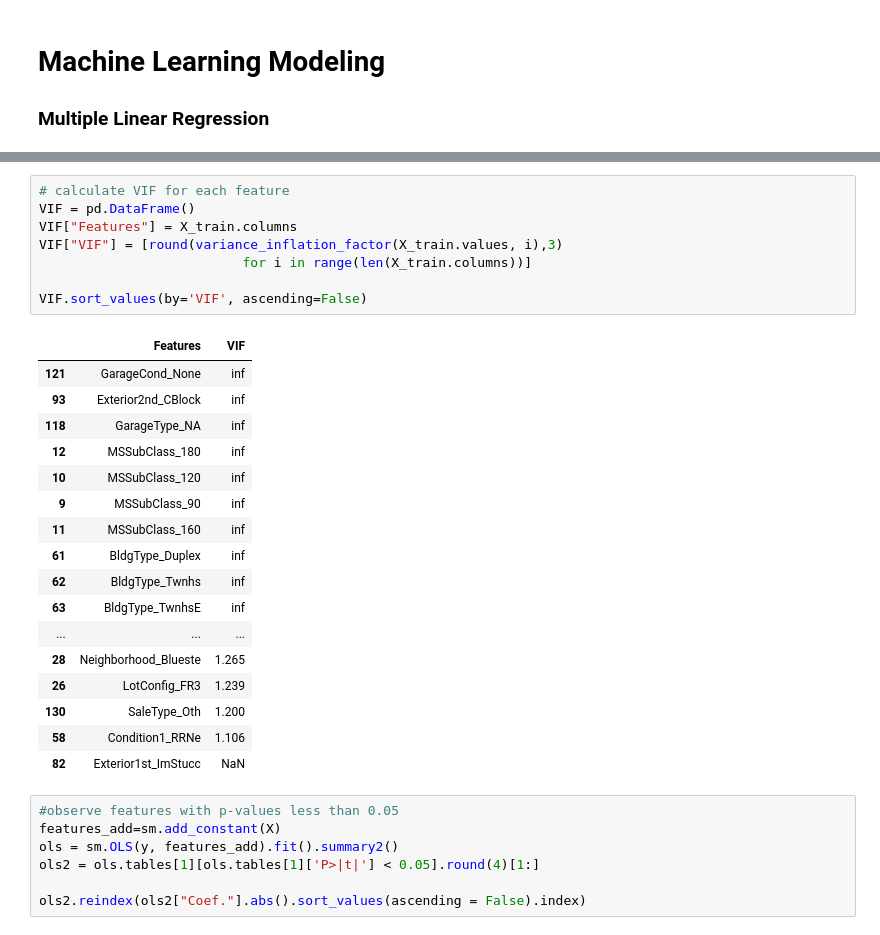
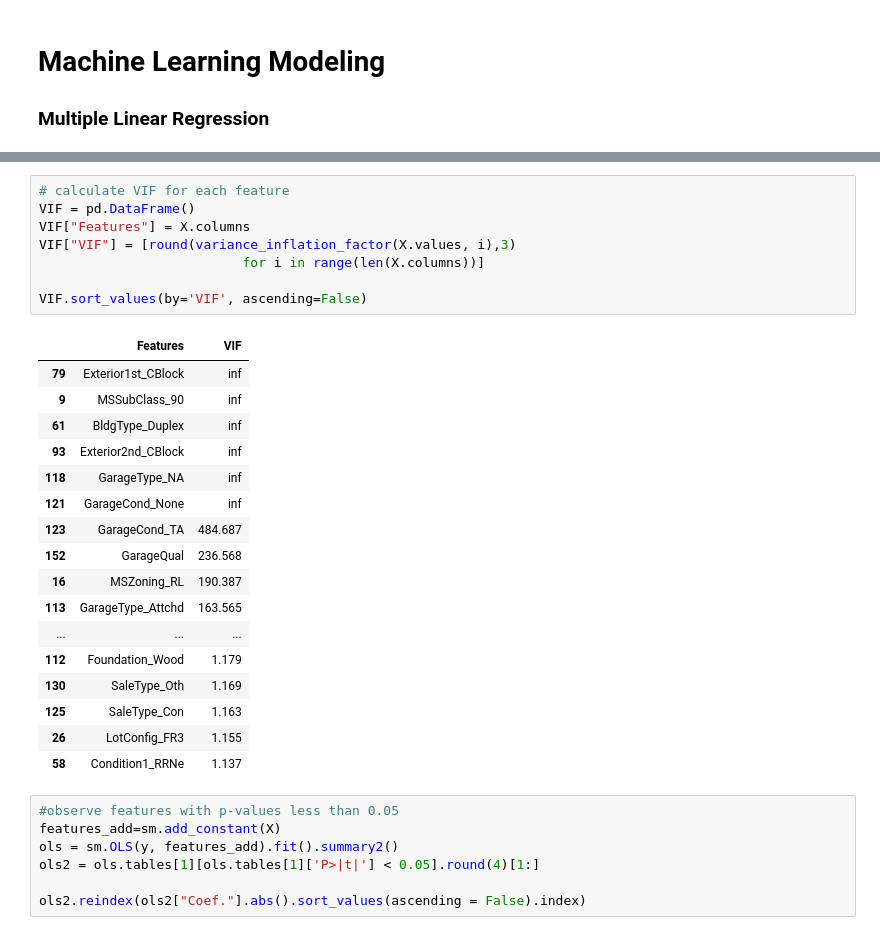
Before and after one commit to mwc201/Housing_Price_Prediction, a Jupyter notebook: ML_Models.ipynb, the cells around one changed output, grey strips where cells are left out. Drawn from its saved outputs; the diff is of its cells as text.

```diff
--- a/ML_Models.ipynb
+++ b/ML_Models.ipynb
@@ -93,29 +75,29 @@ Text(0, 0.5, 'Predicted Value')
 # %%
 # calculate VIF for each feature
 VIF = pd.DataFrame()
-VIF["Features"] = X_train.columns
-VIF["VIF"] = [round(variance_inflation_factor(X_train.values, i),3)
-                          for i in range(len(X_train.columns))]
+VIF["Features"] = X.columns
+VIF["VIF"] = [round(variance_inflation_factor(X.values, i),3)
+                          for i in range(len(X.columns))]
 
 VIF.sort_values(by='VIF', ascending=False)
 # %% [output]
 |  | Features | VIF |
-| 121 | GarageCond_None | inf |
+| 79 | Exterior1st_CBlock | inf |
+| 9 | MSSubClass_90 | inf |
+| 61 | BldgType_Duplex | inf |
 | 93 | Exterior2nd_CBlock | inf |
 | 118 | GarageType_NA | inf |
-| 12 | MSSubClass_180 | inf |
-| 10 | MSSubClass_120 | inf |
-| 9 | MSSubClass_90 | inf |
-| 11 | MSSubClass_160 | inf |
-| 61 | BldgType_Duplex | inf |
-| 62 | BldgType_Twnhs | inf |
-| 63 | BldgType_TwnhsE | inf |
+| 121 | GarageCond_None | inf |
+| 123 | GarageCond_TA | 484.687 |
+| 152 | GarageQual | 236.568 |
+| 16 | MSZoning_RL | 190.387 |
+| 113 | GarageType_Attchd | 163.565 |
 | ... | ... | ... |
-| 28 | Neighborhood_Blueste | 1.265 |
-| 26 | LotConfig_FR3 | 1.239 |
-| 130 | SaleType_Oth | 1.200 |
-| 58 | Condition1_RRNe | 1.106 |
-| 82 | Exterior1st_ImStucc | NaN |
+| 112 | Foundation_Wood | 1.179 |
+| 130 | SaleType_Oth | 1.169 |
+| 125 | SaleType_Con | 1.163 |
+| 26 | LotConfig_FR3 | 1.155 |
+| 58 | Condition1_RRNe | 1.137 |
 # %%
 #observe features with p-values less than 0.05
 features_add=sm.add_constant(X)
```
Also changed, not shown: parts of 26 cells of this notebook.
